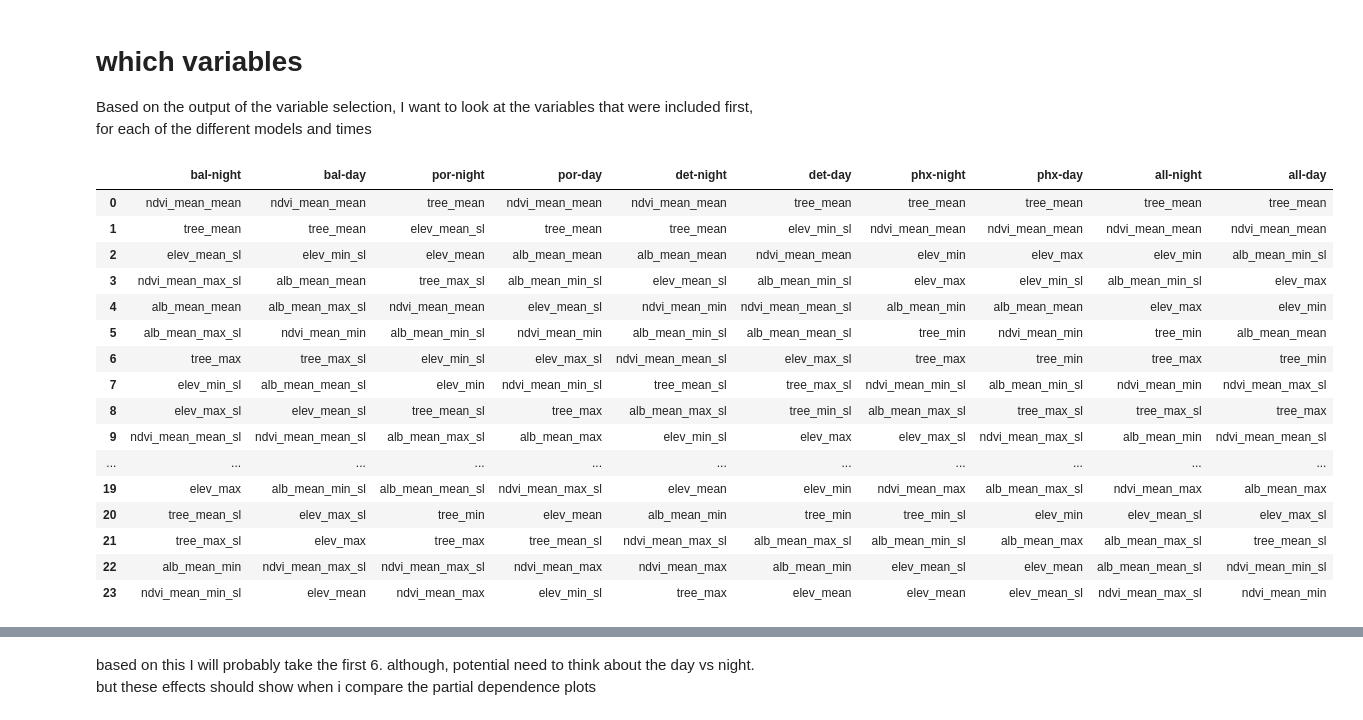
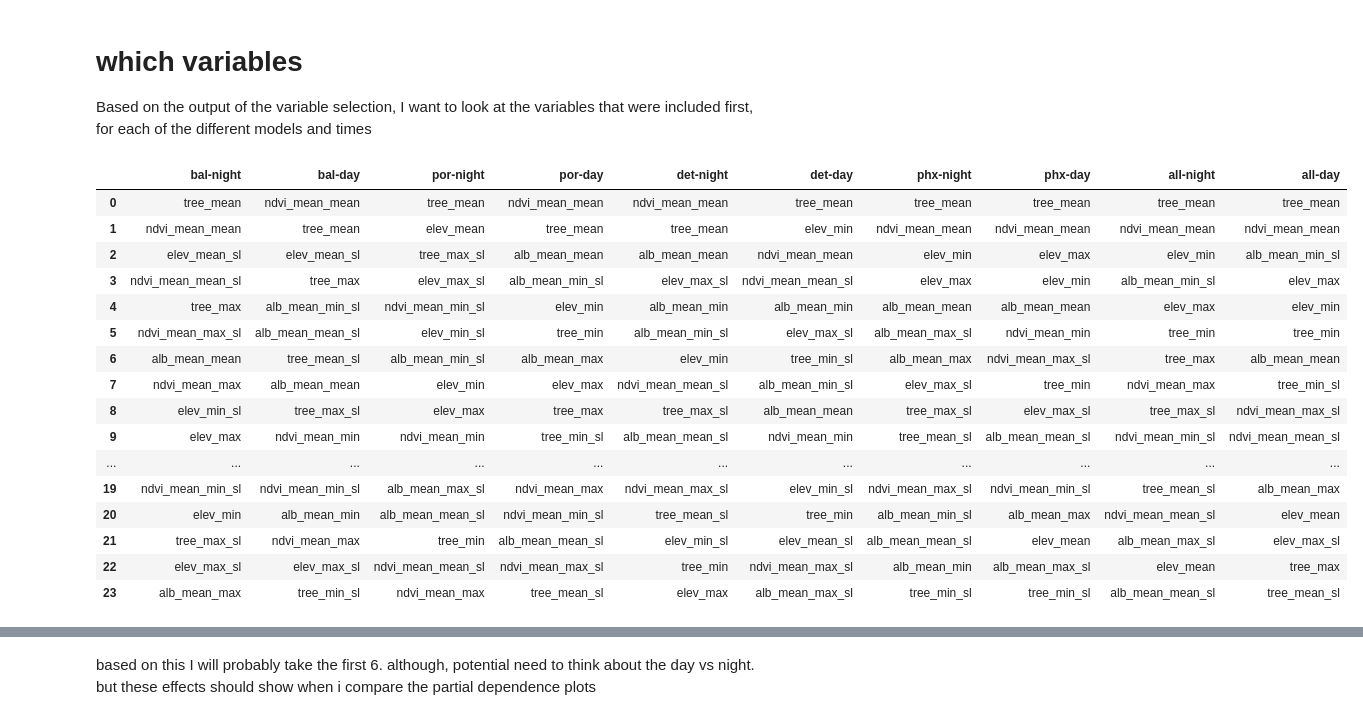
Before and after one commit to tommlogan/land_surface_temperature, a Jupyter notebook: code/analysis/debug.ipynb, the cells around one changed output, grey strips where cells are left out. Saved outputs shown, nothing was run; the diff lists cells and outputs as text; code cells hidden in the pictures.

```diff
--- a/code/analysis/debug.ipynb
+++ b/code/analysis/debug.ipynb
@@ -495,41 +495,42 @@ vars_forward['night']['det']
 Based on the output of the variable selection, I want to look at the variables that were included first, for each of the different models and times
 # %%
 # import the vars_forward object
-
+import os
+os.chdir('/home/tml/research/land_surface_temperature/code/analysis')
 from analysis import *
 %matplotlib inline
 import matplotlib as mpl
 import matplotlib.pyplot as plt
 
 with open('../../data/variable_selection.pkl', 'rb') as f:
         vars_forward = pickle.load(f)
 
 # create a database with the variable names
 cities = ['bal', 'por', 'det', 'phx', 'all']
 times = ['night', 'day']
 db_var = pd.DataFrame()
 for city in cities:
     for day in times:
         db_var['{}-{}'.format(city,day)] = vars_forward[day][city]['variables']
 db_var
 # %% [output]
 |  | bal-night | bal-day | por-night | por-day | det-night | det-day | phx-night | phx-day | all-night | all-day |
-| 0 | ndvi_mean_mean | ndvi_mean_mean | tree_mean | ndvi_mean_mean | ndvi_mean_mean | tree_mean | tree_mean | tree_mean | tree_mean | tree_mean |
-| 1 | tree_mean | tree_mean | elev_mean_sl | tree_mean | tree_mean | elev_min_sl | ndvi_mean_mean | ndvi_mean_mean | ndvi_mean_mean | ndvi_mean_mean |
-| 2 | elev_mean_sl | elev_min_sl | elev_mean | alb_mean_mean | alb_mean_mean | ndvi_mean_mean | elev_min | elev_max | elev_min | alb_mean_min_sl |
-| 3 | ndvi_mean_max_sl | alb_mean_mean | tree_max_sl | alb_mean_min_sl | elev_mean_sl | alb_mean_min_sl | elev_max | elev_min_sl | alb_mean_min_sl | elev_max |
-| 4 | alb_mean_mean | alb_mean_max_sl | ndvi_mean_mean | elev_mean_sl | ndvi_mean_min | ndvi_mean_mean_sl | alb_mean_min | alb_mean_mean | elev_max | elev_min |
-| 5 | alb_mean_max_sl | ndvi_mean_min | alb_mean_min_sl | ndvi_mean_min | alb_mean_min_sl | alb_mean_mean_sl | tree_min | ndvi_mean_min | tree_min | alb_mean_mean |
-| 6 | tree_max | tree_max_sl | elev_min_sl | elev_max_sl | ndvi_mean_mean_sl | elev_max_sl | tree_max | tree_min | tree_max | tree_min |
-| 7 | elev_min_sl | alb_mean_mean_sl | elev_min | ndvi_mean_min_sl | tree_mean_sl | tree_max_sl | ndvi_mean_min_sl | alb_mean_min_sl | ndvi_mean_min | ndvi_mean_max_sl |
-| 8 | elev_max_sl | elev_mean_sl | tree_mean_sl | tree_max | alb_mean_max_sl | tree_min_sl | alb_mean_max_sl | tree_max_sl | tree_max_sl | tree_max |
-| 9 | ndvi_mean_mean_sl | ndvi_mean_mean_sl | alb_mean_max_sl | alb_mean_max | elev_min_sl | elev_max | elev_max_sl | ndvi_mean_max_sl | alb_mean_min | ndvi_mean_mean_sl |
+| 0 | tree_mean | ndvi_mean_mean | tree_mean | ndvi_mean_mean | ndvi_mean_mean | tree_mean | tree_mean | tree_mean | tree_mean | tree_mean |
+| 1 | ndvi_mean_mean | tree_mean | elev_mean | tree_mean | tree_mean | elev_min | ndvi_mean_mean | ndvi_mean_mean | ndvi_mean_mean | ndvi_mean_mean |
+| 2 | elev_mean_sl | elev_mean_sl | tree_max_sl | alb_mean_mean | alb_mean_mean | ndvi_mean_mean | elev_min | elev_max | elev_min | alb_mean_min_sl |
+| 3 | ndvi_mean_mean_sl | tree_max | elev_max_sl | alb_mean_min_sl | elev_max_sl | ndvi_mean_mean_sl | elev_max | elev_min | alb_mean_min_sl | elev_max |
+| 4 | tree_max | alb_mean_min_sl | ndvi_mean_min_sl | elev_min | alb_mean_min | alb_mean_min | alb_mean_mean | alb_mean_mean | elev_max | elev_min |
+| 5 | ndvi_mean_max_sl | alb_mean_mean_sl | elev_min_sl | tree_min | alb_mean_min_sl | elev_max_sl | alb_mean_max_sl | ndvi_mean_min | tree_min | tree_min |
+| 6 | alb_mean_mean | tree_mean_sl | alb_mean_min_sl | alb_mean_max | elev_min | tree_min_sl | alb_mean_max | ndvi_mean_max_sl | tree_max | alb_mean_mean |
+| 7 | ndvi_mean_max | alb_mean_mean | elev_min | elev_max | ndvi_mean_mean_sl | alb_mean_min_sl | elev_max_sl | tree_min | ndvi_mean_max | tree_min_sl |
+| 8 | elev_min_sl | tree_max_sl | elev_max | tree_max | tree_max_sl | alb_mean_mean | tree_max_sl | elev_max_sl | tree_max_sl | ndvi_mean_max_sl |
+| 9 | elev_max | ndvi_mean_min | ndvi_mean_min | tree_min_sl | alb_mean_mean_sl | ndvi_mean_min | tree_mean_sl | alb_mean_mean_sl | ndvi_mean_min_sl | ndvi_mean_mean_sl |
 | ... | ... | ... | ... | ... | ... | ... | ... | ... | ... | ... |
-| 19 | elev_max | alb_mean_min_sl | alb_mean_mean_sl | ndvi_mean_max_sl | elev_mean | elev_min | ndvi_mean_max | alb_mean_max_sl | ndvi_mean_max | alb_mean_max |
-| 20 | tree_mean_sl | elev_max_sl | tree_min | elev_mean | alb_mean_min | tree_min | tree_min_sl | elev_min | elev_mean_sl | elev_max_sl |
-| 21 | tree_max_sl | elev_max | tree_max | tree_mean_sl | ndvi_mean_max_sl | alb_mean_max_sl | alb_mean_min_sl | alb_mean_max | alb_mean_max_sl | tree_mean_sl |
-| 22 | alb_mean_min | ndvi_mean_max_sl | ndvi_mean_max_sl | ndvi_mean_max | ndvi_mean_max | alb_mean_min | elev_mean_sl | elev_mean | alb_mean_mean_sl | ndvi_mean_min_sl |
-| 23 | ndvi_mean_min_sl | elev_mean | ndvi_mean_max | elev_min_sl | tree_max | elev_mean | elev_mean | elev_mean_sl | ndvi_mean_max_sl | ndvi_mean_min |
+| 19 | ndvi_mean_min_sl | ndvi_mean_min_sl | alb_mean_max_sl | ndvi_mean_max | ndvi_mean_max_sl | elev_min_sl | ndvi_mean_max_sl | ndvi_mean_min_sl | tree_mean_sl | alb_mean_max |
+| 20 | elev_min | alb_mean_min | alb_mean_mean_sl | ndvi_mean_min_sl | tree_mean_sl | tree_min | alb_mean_min_sl | alb_mean_max | ndvi_mean_mean_sl | elev_mean |
+| 21 | tree_max_sl | ndvi_mean_max | tree_min | alb_mean_mean_sl | elev_min_sl | elev_mean_sl | alb_mean_mean_sl | elev_mean | alb_mean_max_sl | elev_max_sl |
+| 22 | elev_max_sl | elev_max_sl | ndvi_mean_mean_sl | ndvi_mean_max_sl | tree_min | ndvi_mean_max_sl | alb_mean_min | alb_mean_max_sl | elev_mean | tree_max |
+| 23 | alb_mean_max | tree_min_sl | ndvi_mean_max | tree_mean_sl | elev_max | alb_mean_max_sl | tree_min_sl | tree_min_sl | alb_mean_mean_sl | tree_mean_sl |
 # %%
 # to select the variables, i'm going to calculate the median index of each of them
 var_list = pd.DataFrame(index=db_var['bal-night'].values)
```
Also changed, not shown: parts of 8 cells of this notebook, 1 other file.
